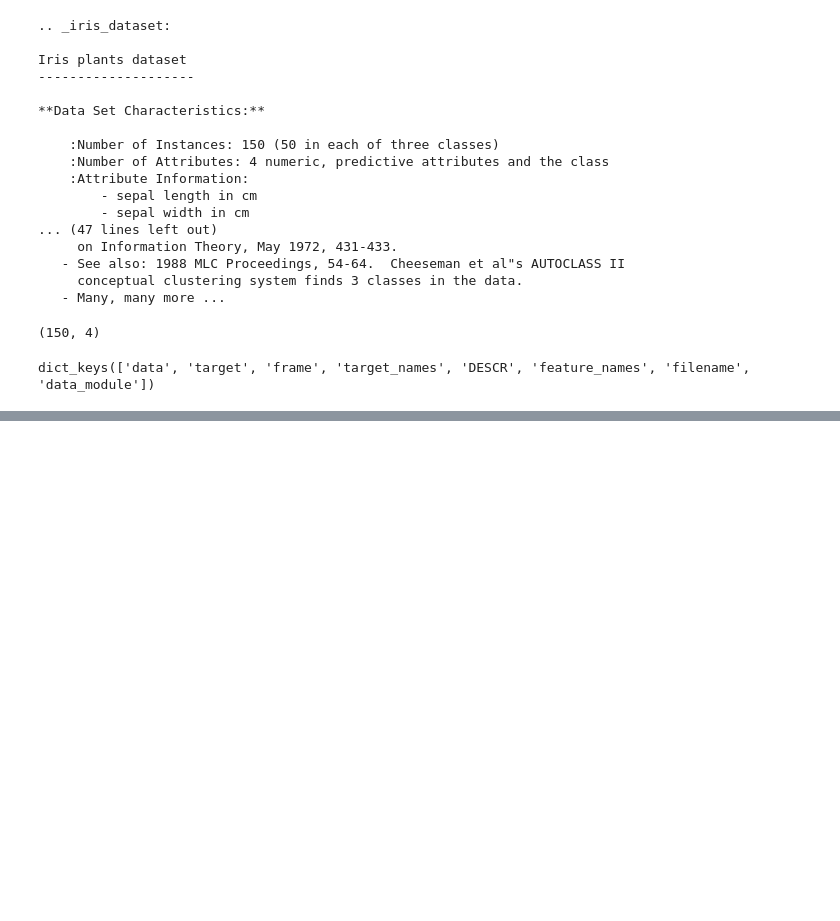
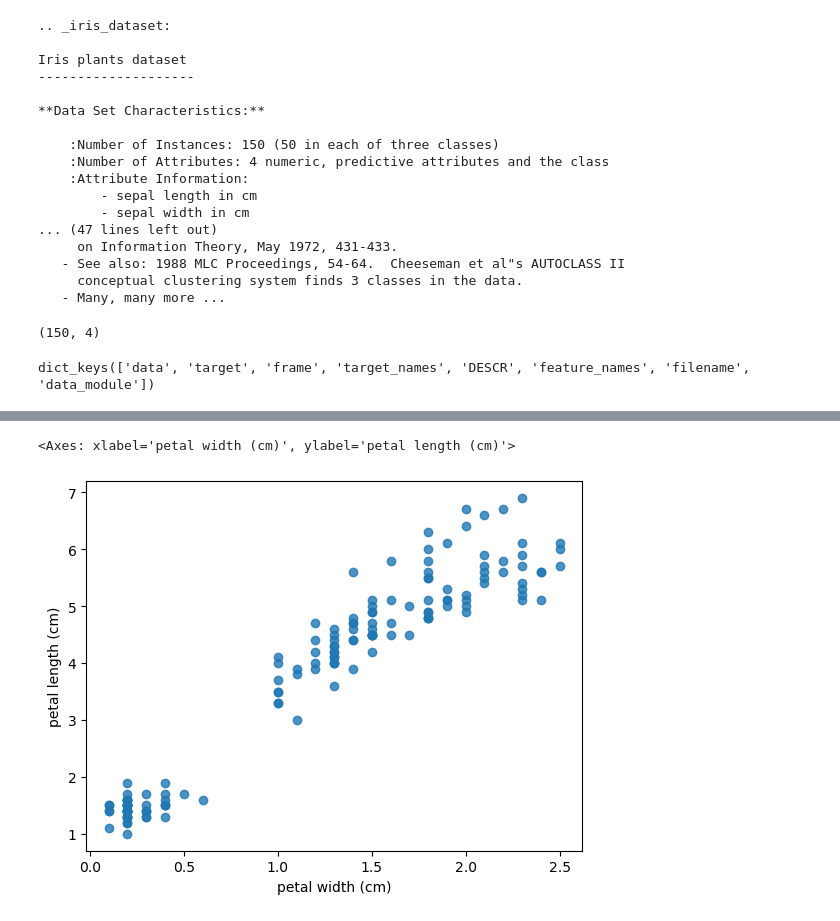
Before and after one commit to pulpo125/habang, a Jupyter notebook: machine_learning/03_머신러닝프로세스_군집화(iris).ipynb, the cells around one changed output, grey strips where cells are left out. Saved outputs shown, nothing was run; the diff lists cells and outputs as text; code cells hidden in the pictures; blank space fills up the shorter version.

```diff
--- a/machine_learning/03_머신러닝프로세스_군집화(iris).ipynb
+++ b/machine_learning/03_머신러닝프로세스_군집화(iris).ipynb
@@ -40,0 +140,5 @@ dict_keys(['data', 'target', 'frame', 'target_names', 'DESCR', 'feature_names',
+# %%
+sns.regplot(x='petal width (cm)', y='petal length (cm)', data=df, fit_reg=False)
+# %% [output]
+<Axes: xlabel='petal width (cm)', ylabel='petal length (cm)'>
+[figure, added]
```
Also changed, not shown: parts of 17 cells of this notebook.
